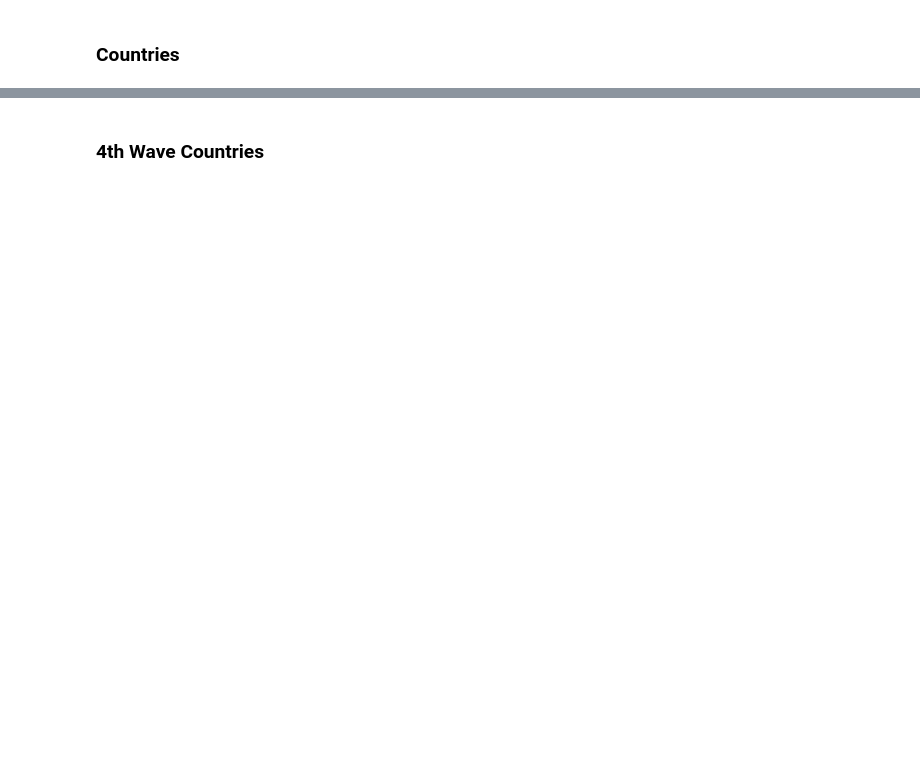
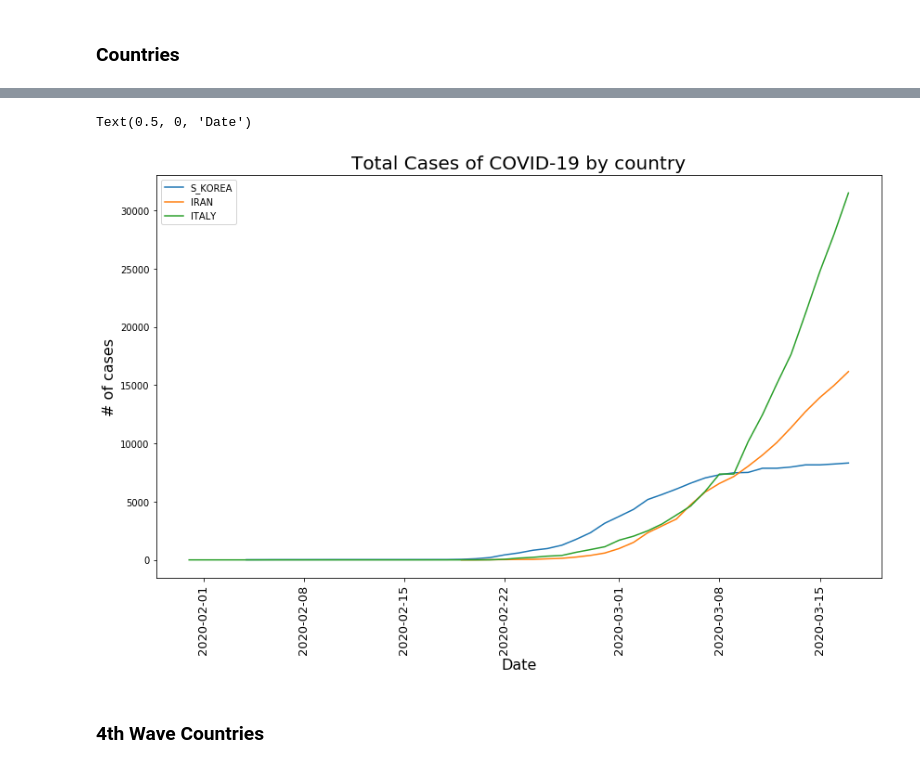
Before and after one commit to Landstein/corona_virus_analysis, a Jupyter notebook: Country Analysis.ipynb, the cells around one changed output, grey strips where cells are left out. Cells and saved outputs as stored; diff of their text form; code cells hidden in the pictures; blank space fills up the shorter version.

```diff
--- a/Country Analysis.ipynb
+++ b/Country Analysis.ipynb
@@ -195,17 +199,18 @@ Text(0.5, 0, 'Date')
 # %%
 plt.figure(figsize=(14,8))
 sns.lineplot(x=S_KOREA['date'].dt.date, y=S_KOREA['TotalCases'],
                   data=S_KOREA, label='S_KOREA')
 sns.lineplot(x=IRAN['date'].dt.date, y=IRAN['TotalCases'],
                   data=IRAN, label='IRAN')
 sns.lineplot(x=ITALY['date'].dt.date, y=ITALY['TotalCases'],
                   data=ITALY, label='ITALY')
 plt.xticks(rotation=90, fontsize=13)
 plt.title(f'Total Cases of COVID-19 by country', fontsize=20)
 plt.ylabel('# of cases', fontsize=16)
 plt.xlabel('Date', fontsize=16)
-
-ax.legend()
+# %% [output]
+Text(0.5, 0, 'Date')
+[figure, added]
 # %% [markdown]
 ### 4th Wave Countries
 # %%
```
Also changed, not shown: parts of 20 cells of this notebook.
